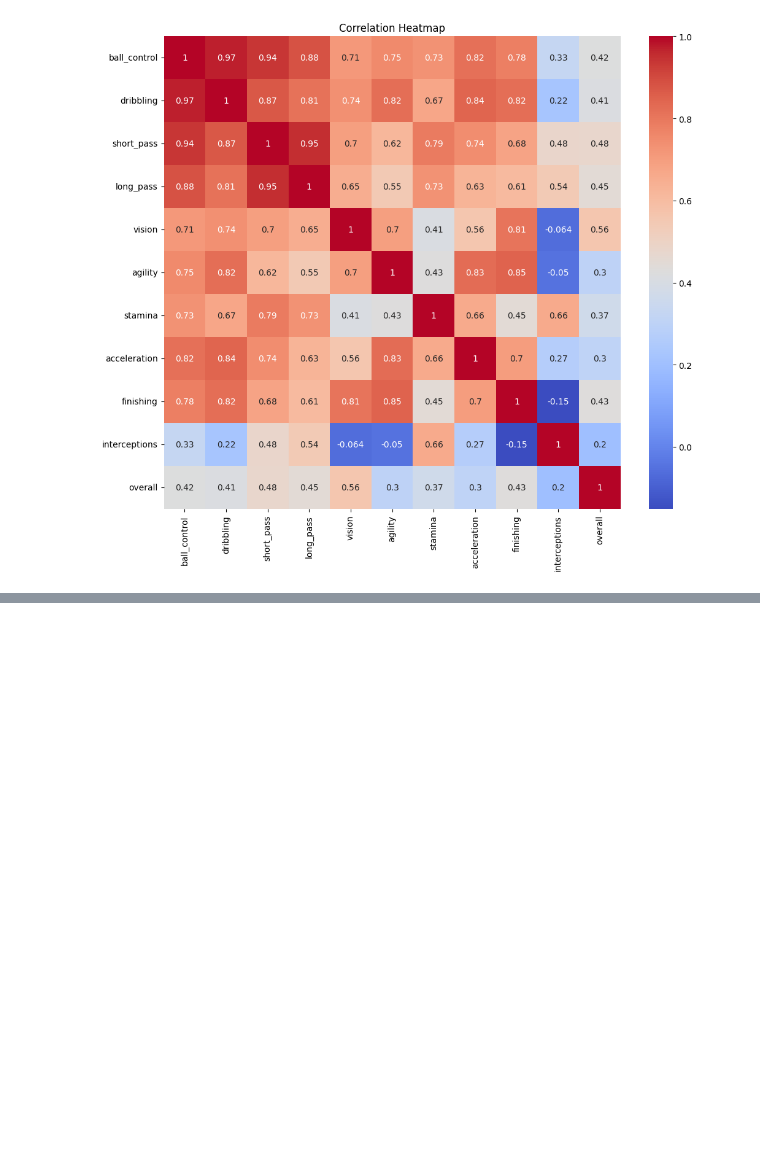
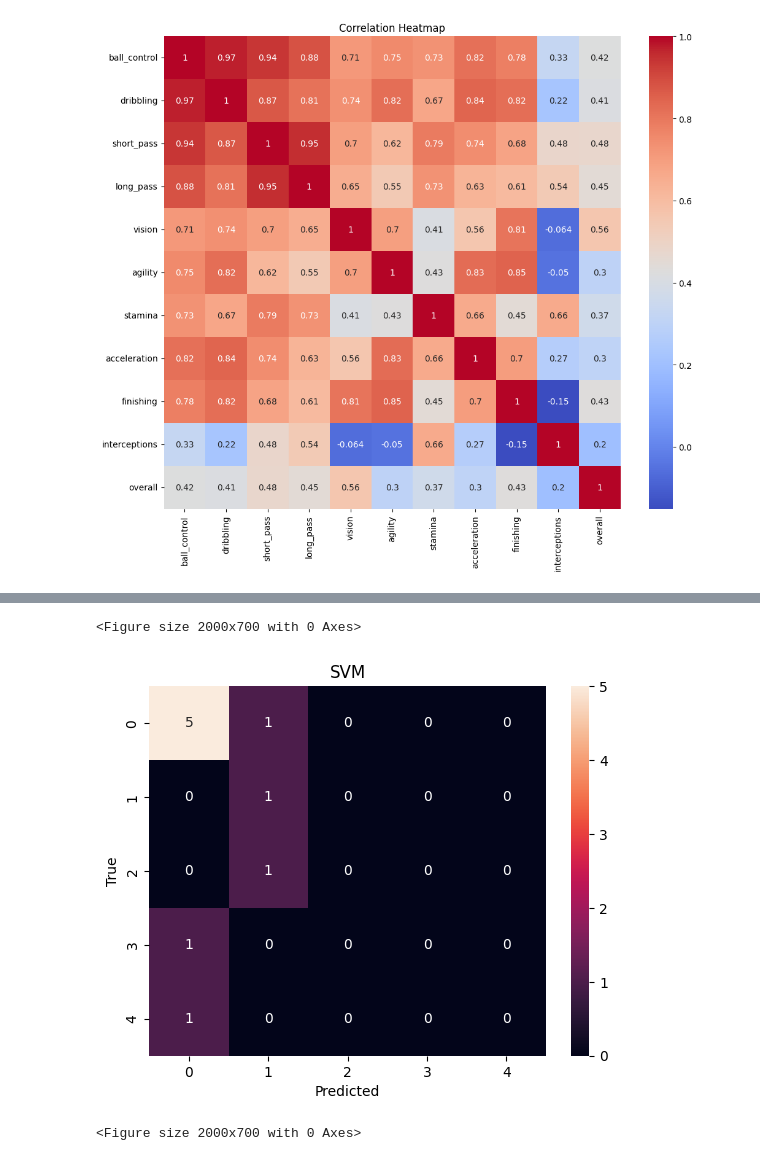
Before and after one commit to SIDHARTHMS26/Portugal-Player-Analysis-and-Real-time-strategy-development, a Jupyter notebook: Portugal_Player_Analysis_and_Real_Time_Strategy.ipynb, the cells around one changed output, grey strips where cells are left out. Drawn from its saved outputs; the diff is of its cells as text; code cells hidden in the pictures; blank space fills up the shorter version.

```diff
--- a/Portugal_Player_Analysis_and_Real_Time_Strategy.ipynb
+++ b/Portugal_Player_Analysis_and_Real_Time_Strategy.ipynb
@@ -1019,0 +800,6 @@ x_test_scaled = scaler.transform(x_test)
+# %%
+#Performing the SVM model
+svm_model = SVC(random_state=42)
+svm_model.fit(x_train_scaled, y_train)
+y_pred_svm = svm_model.predict(x_test_scaled)
+evaluate_model(y_test, y_pred_svm, "Support Vector Machine")
@@ -1019,0 +813,12 @@ x_test_scaled = scaler.transform(x_test)
+# %%
+#Plotting confusion matrix of SVM model
+cm=confusion_matrix(y_test, y_pred_svm )
+sns.heatmap(cm,annot=True)
+plt.title('SVM')
+plt.xlabel('Predicted')
+plt.ylabel('True')
+plt.figure(figsize=(20,7))
+# %% [output]
+<Figure size 2000x700 with 0 Axes>
+[figure, added]
+<Figure size 2000x700 with 0 Axes>
```
Also changed, not shown: parts of 93 cells of this notebook.
